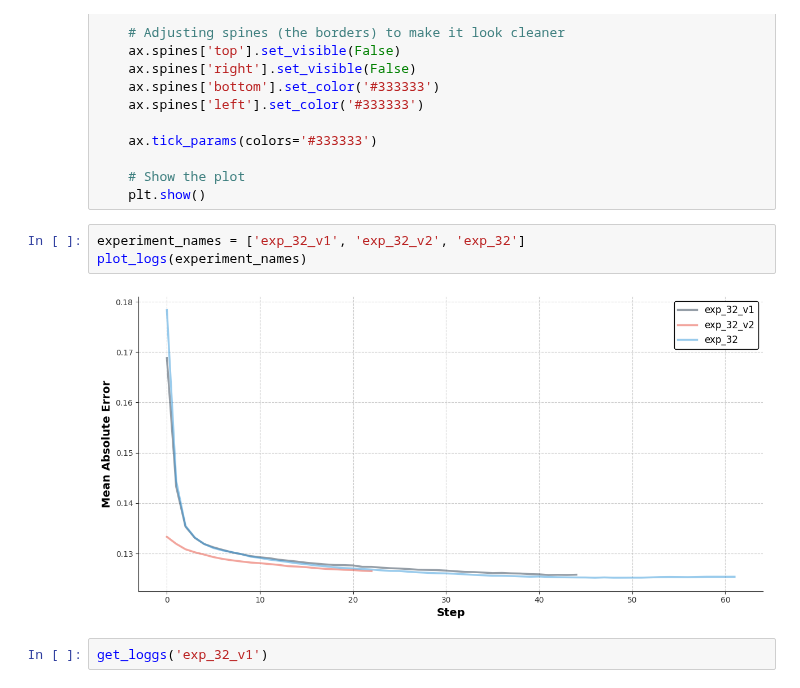
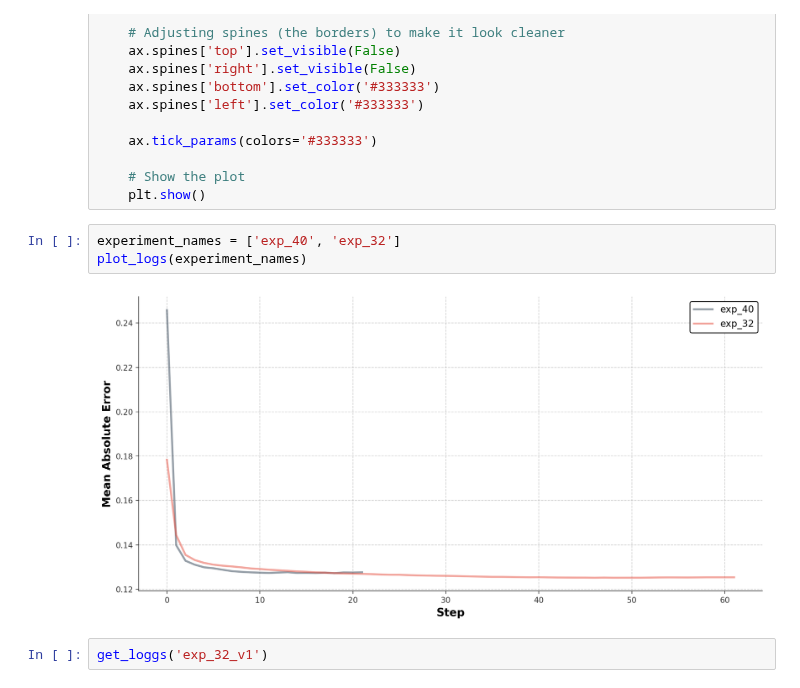
Before and after one commit to DrHB/rna-stanford, a Jupyter notebook: eda/plot_results.ipynb, the cells around one changed output. Saved outputs shown, nothing was run; the diff lists cells and outputs as text.

```diff
--- a/eda/plot_results.ipynb
+++ b/eda/plot_results.ipynb
@@ -62,10 +65,10 @@ def plot_logs(experiment_names, xlabel='Step', ylabel='Mean Absolute Error', tit
     # Show the plot
     plt.show()
 # %%
-experiment_names = ['exp_32_v1', 'exp_32_v2', 'exp_32']
+experiment_names = ['exp_40', 'exp_32']
 plot_logs(experiment_names)
 # %% [output]
-[figure, old version]
+[figure, new version]
 # %%
 get_loggs('exp_32_v1')
 # %% [output]
```
Also changed, not shown: parts of 1 cell of this notebook, 9 other files.
